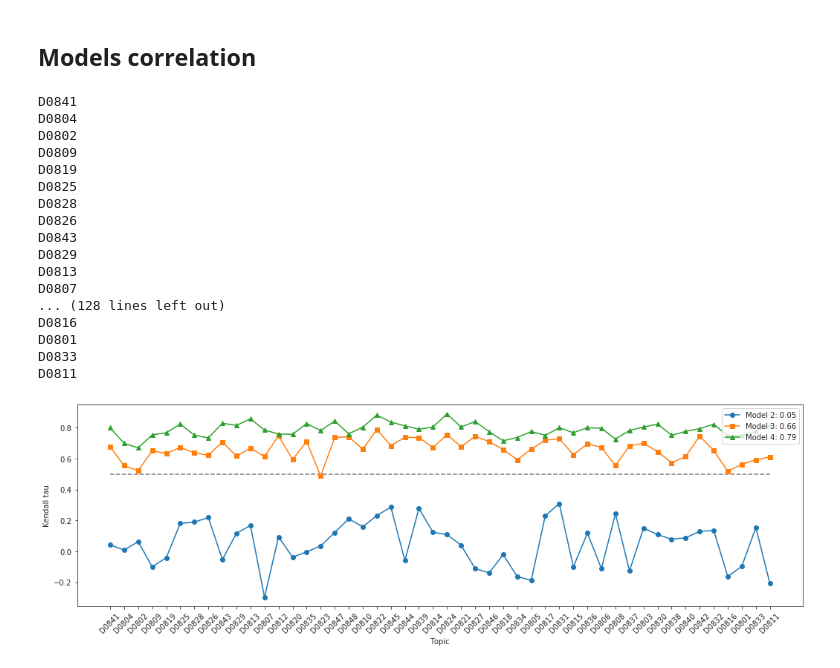
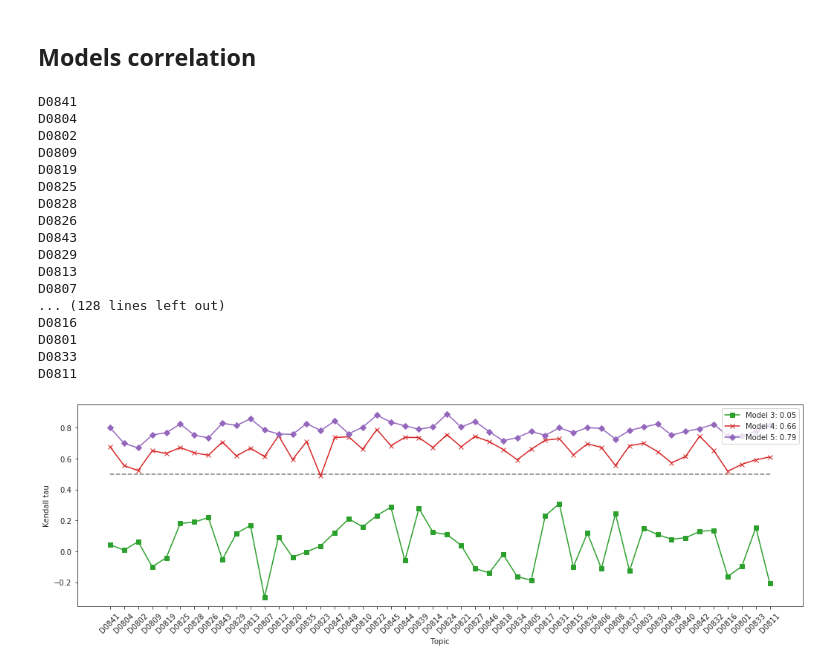
Before and after one commit to korunosk/geometry-of-text-summarization, a Jupyter notebook: stratified.ipynb, the cells around one changed output. Cells and saved outputs as stored; diff of their text form; code cells hidden in the pictures.

```diff
--- a/stratified.ipynb
+++ b/stratified.ipynb
@@ -525,34 +521,34 @@ scores = [
 
 topic_ids = TOPIC_IDS[DATASET_ID_TRAIN]
 x = np.arange(len(topic_ids))
 fig = plt.figure(figsize=(17.5,5))
 ax = fig.add_subplot(1,1,1)
-ax.plot(x, -scores[0], '-o', label=f'Model 2: {np.mean(-scores[0]):.2f}')
-ax.plot(x, -scores[1], '-s', label=f'Model 3: {np.mean(-scores[1]):.2f}')
-ax.plot(x, -scores[2], '-^', label=f'Model 4: {np.mean(-scores[2]):.2f}')
+ax.plot(x, -scores[0], '-s', c='C2', label=f'Model 3: {np.mean(-scores[0]):.2f}')
+ax.plot(x, -scores[1], '-x', c='C3', label=f'Model 4: {np.mean(-scores[1]):.2f}')
+ax.plot(x, -scores[2], '-D', c='C4', label=f'Model 5: {np.mean(-scores[2]):.2f}')
 ax.hlines(0.5, x[0], x[-1], linestyle='dashed', color='gray')
 ax.set_xticks(x)
 ax.set_xticklabels(topic_ids, rotation=45)
 ax.set_xlabel('Topic')
 ax.set_ylabel('Kendall tau')
 ax.legend(loc='upper right')
 fig.savefig(os.path.join(PLOTS_DIR, f'models_correlation_1.png'), dpi=fig.dpi, bbox_inches='tight')
 # %% [output]
 D0841
 D0804
 D0802
 D0809
 D0819
 D0825
 D0828
 D0826
 D0843
 D0829
 D0813
 D0807
 ... (128 lines left out)
 D0816
 D0801
 D0833
 D0811
-[figure, old version]
+[figure, new version]
```
Also changed, not shown: parts of 2 cells of this notebook, 1 other file.
